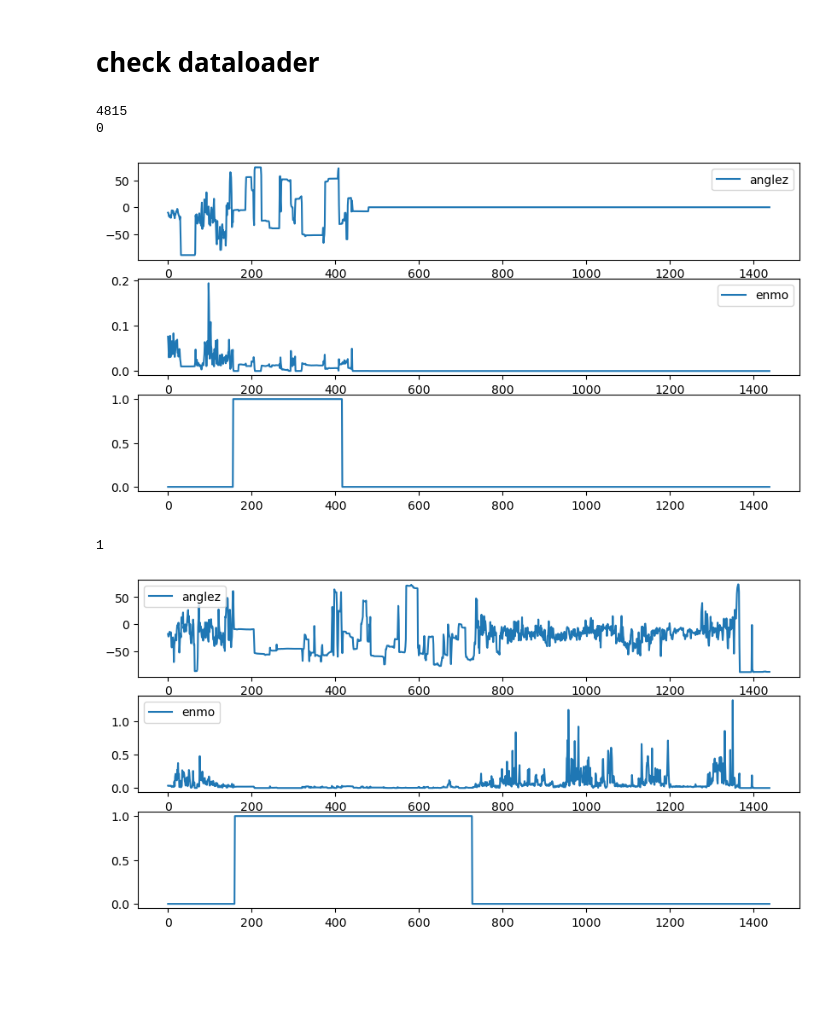
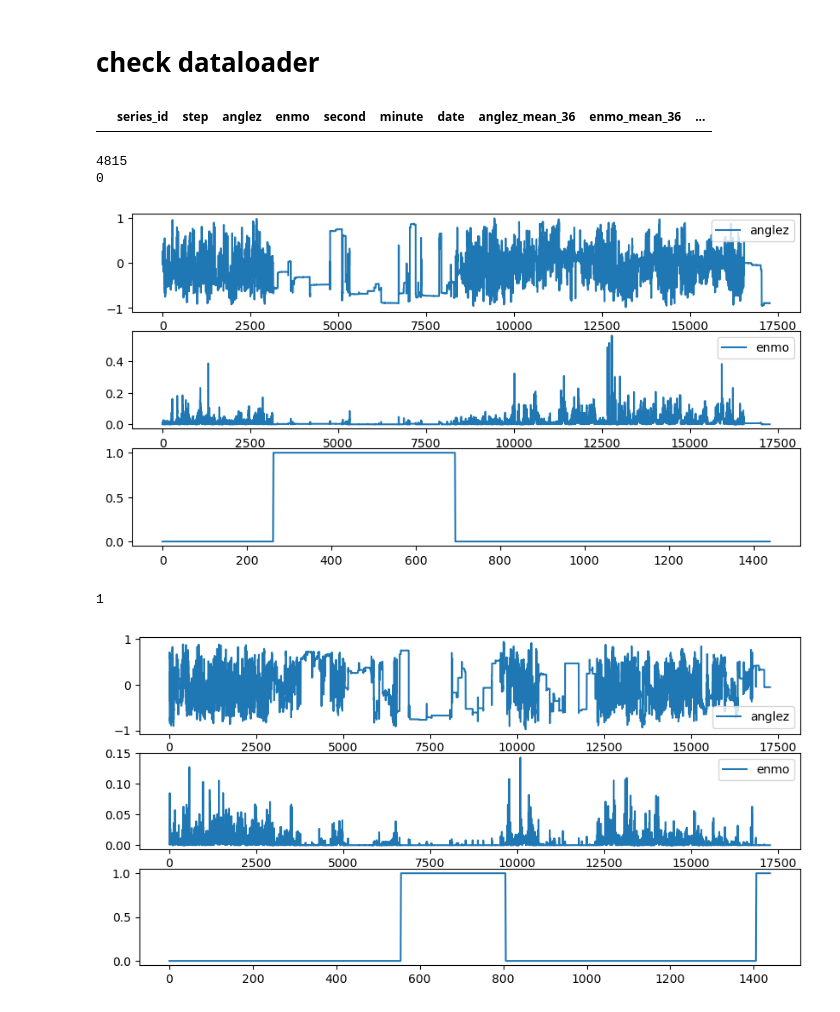
Before and after one commit to stgkrt/kaggle-dss, a Jupyter notebook: notebook/check_dataloader.ipynb, the cells around one changed output. Cells and saved outputs as stored; diff of their text form; code cells hidden in the pictures; blank space fills up the shorter version.

```diff
--- a/notebook/check_dataloader.ipynb
+++ b/notebook/check_dataloader.ipynb
@@ -24,42 +23,49 @@ pd.set_option('display.max_rows', 500)
 # series_df = pd.read_parquet("/kaggle/input/preprocessed_train_series_le_fold.parquet")
 # series_df = pd.read_parquet("/kaggle/input/preprocessed_train_series_6ch_lepseudo_fold.parquet")
 # series_df = pd.read_parquet("/kaggle/input/downsample_train_series_fold.parquet")
-series_df = pd.read_parquet("/kaggle/input/downsample_train_series_fold_zerosec.parquet")
+# series_df = pd.read_parquet("/kaggle/input/downsample_train_series_fold_zerosec.parquet")
+series_df = pd.read_parquet("/kaggle/input/targetdownsample_train_series_fold.parquet")
 key_df = series_df[["series_date_key", "series_date_key_str"]].drop_duplicates()
 key_df["series_id"], key_df["date"] = (
     key_df["series_date_key_str"].str.split("_", 1).str
 )
 key_df = key_df.drop(columns=["series_date_key_str"], axis=1)
+# %%
+# series_dfのstepにinfがないかチェック
+series_df[series_df["step"] == np.inf]
+# %% [output]
+|  | series_id | step | anglez | enmo | second | minute | date | anglez_mean_36 | enmo_mean_36 | ... |
 # %%
 %%time
 
 # dataset = DSSAddRolldiffDataset(key_df, series_df)
 # dataset = DSSDataset(key_df, series_df)
 # dataset = DSSMeanStdsDataset(key_df, series_df)
-dataset = DSSDownSampleDataset(key_df, series_df)
+# dataset = DSSDownSampleDataset(key_df, series_df)
+dataset = DSSTargetDownsampleDataset(key_df, series_df)
 dataloader = DataLoader(dataset, batch_size=32, shuffle=True, num_workers=0)
 print(len(dataset))
 show_idx = 1
 for idx, (input, target, input_info) in enumerate(dataloader):
     print(idx)
     # if idx < show_idx:
     #     continue
     if idx > show_idx:
         break
     plt.figure(figsize=(10, 5))
     plt.subplot(3, 1, 1)
     plt.plot(input[0, 0, :].numpy(), label="anglez")
     plt.legend()
     plt.subplot(3, 1, 2)
     plt.plot(input[0, 1, :].numpy(), label="enmo")
     plt.legend()
     plt.subplot(3, 1, 3)
     plt.plot(target[0, 0, :].numpy(), label="class_pred")
     plt.show()
 # %% [output]
 4815
 0
-[figure, old version]
+[figure, new version]
 1
-[figure, old version]
+[figure, new version]
 2
```
Also changed, not shown: parts of 4 cells of this notebook, 1 other file.
